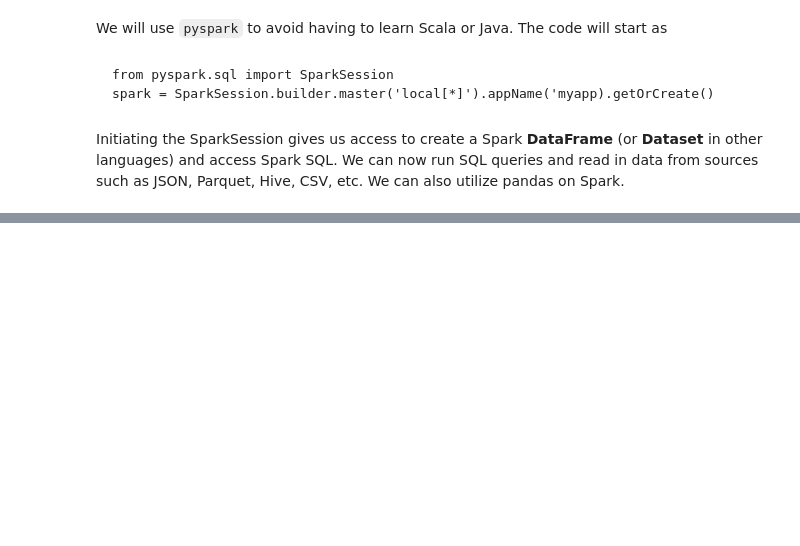
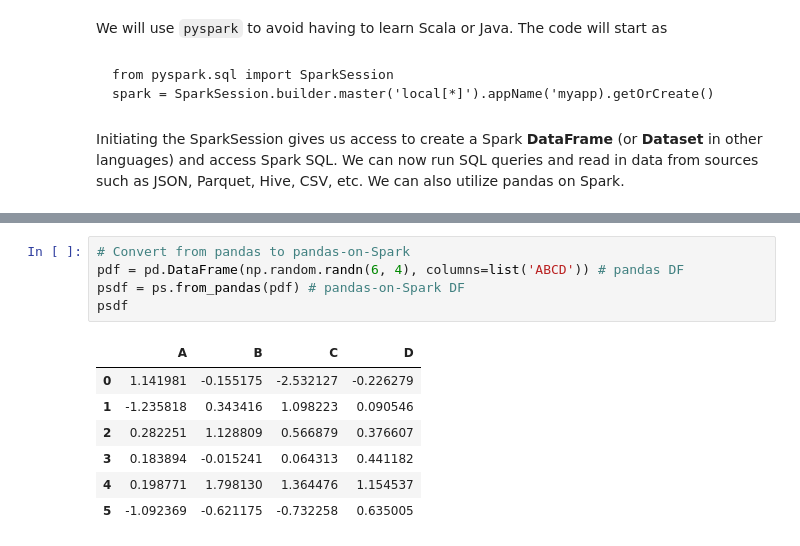
Before and after one commit to scimaksim/Python_graduate_coursework, a Jupyter notebook: Topic_2_notes.ipynb, the cells around one changed output, grey strips where cells are left out. Drawn from its saved outputs; the diff is of its cells as text; blank space fills up the shorter version.

```diff
--- a/Topic_2_notes.ipynb
+++ b/Topic_2_notes.ipynb
@@ -659,0 +821,13 @@ Initiating the SparkSession gives us access to create a Spark **DataFrame** (or
+# %%
+# Convert from pandas to pandas-on-Spark
+pdf = pd.DataFrame(np.random.randn(6, 4), columns=list('ABCD')) # pandas DF
+psdf = ps.from_pandas(pdf) # pandas-on-Spark DF
+psdf
+# %% [output]
+|  | A | B | C | D |
+| 0 | 1.141981 | -0.155175 | -2.532127 | -0.226279 |
+| 1 | -1.235818 | 0.343416 | 1.098223 | 0.090546 |
+| 2 | 0.282251 | 1.128809 | 0.566879 | 0.376607 |
+| 3 | 0.183894 | -0.015241 | 0.064313 | 0.441182 |
+| 4 | 0.198771 | 1.798130 | 1.364476 | 1.154537 |
+| 5 | -1.092369 | -0.621175 | -0.732258 | 0.635005 |
```
Also changed, not shown: parts of 46 cells of this notebook, 2 other files.
